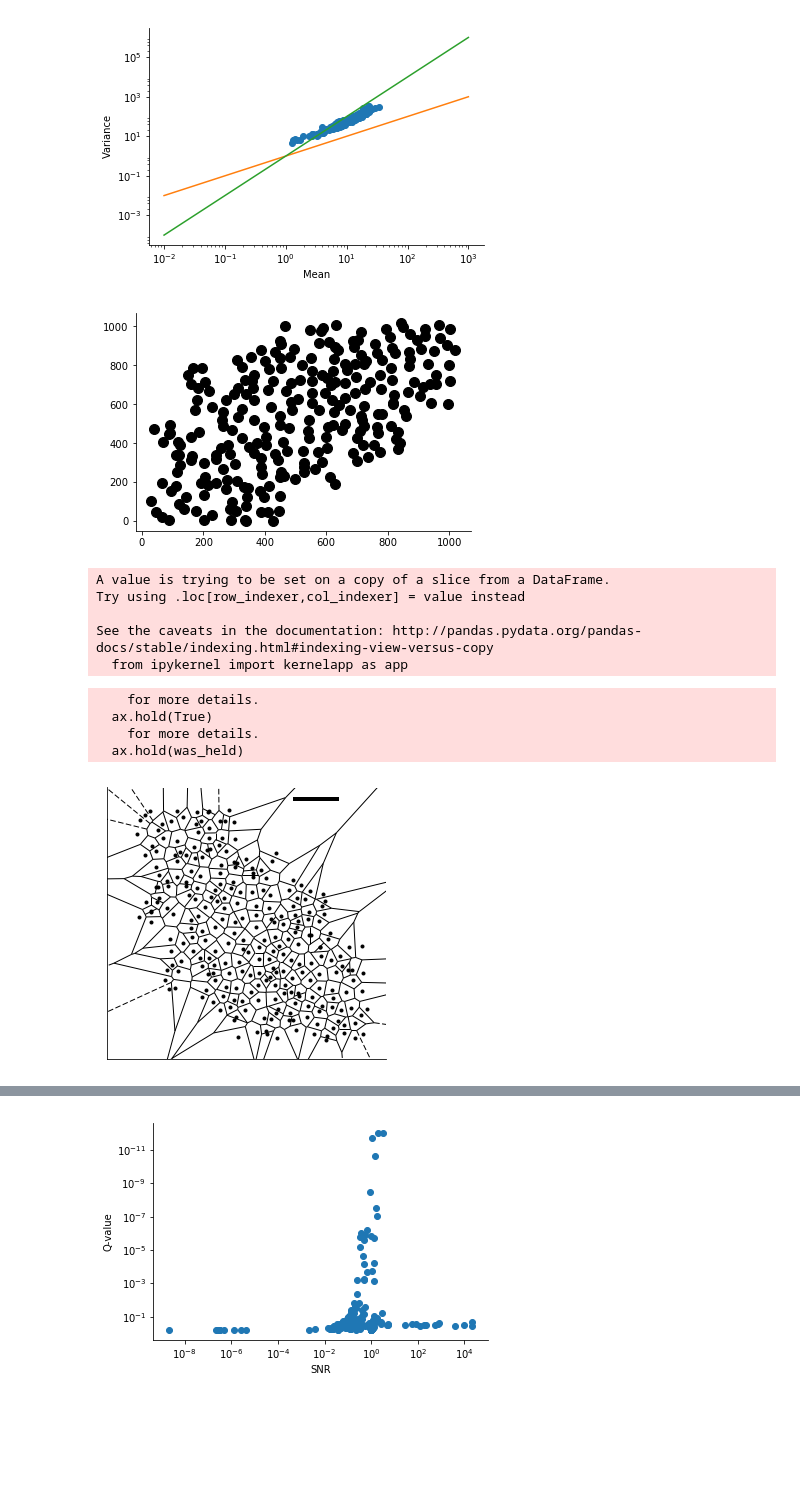
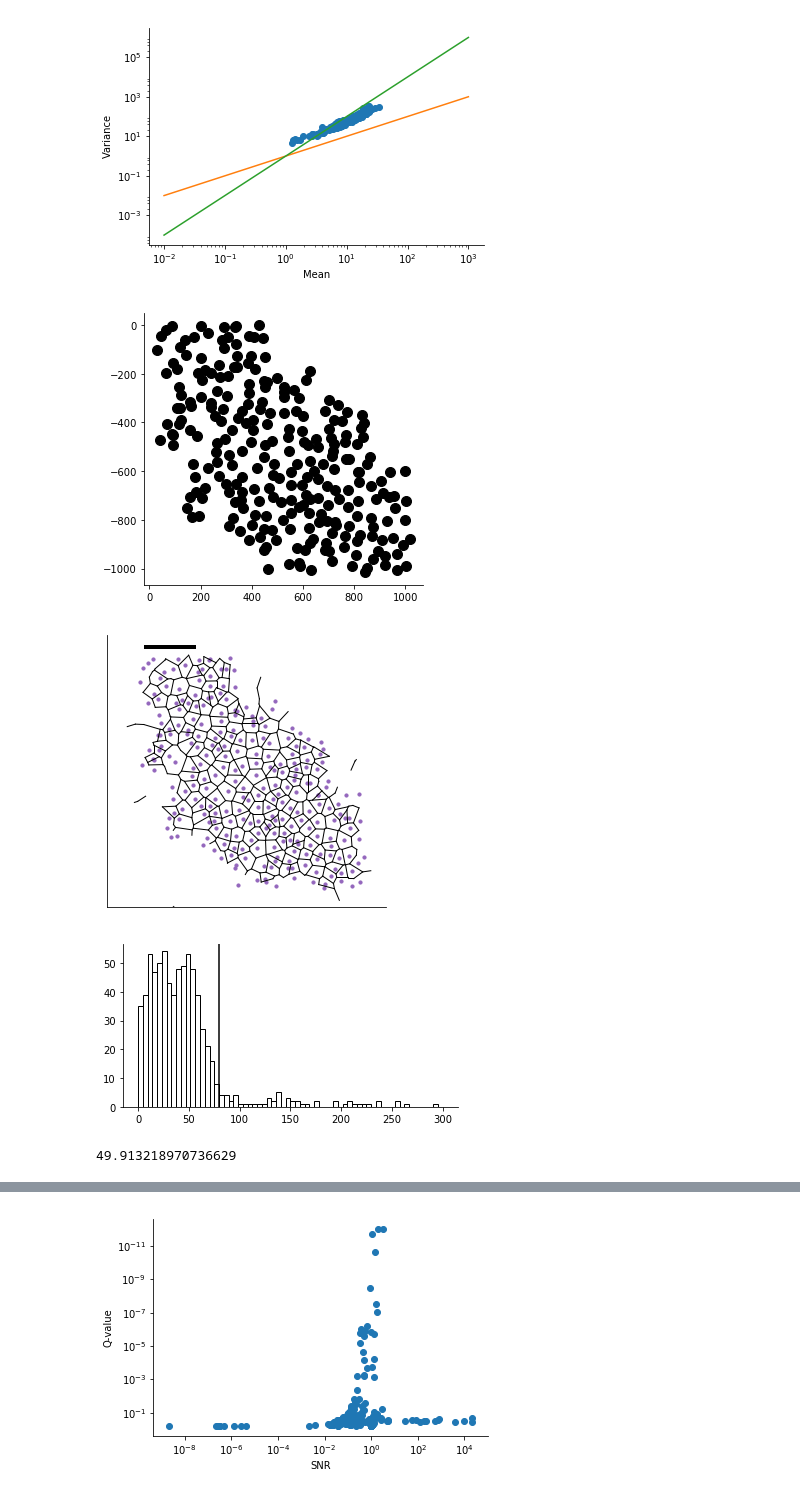
Before and after one commit to Teichlab/SpatialDE, a Jupyter notebook: Analysis/SeqFISH/SeqFISH Results.ipynb, the cells around one changed output, grey strips where cells are left out. Drawn from its saved outputs; the diff is of its cells as text; code cells hidden in the pictures; blank space fills up the shorter version.

Commit message:
Make hippocampus region image less messy

```diff
--- a/Analysis/SeqFISH/SeqFISH Results.ipynb
+++ b/Analysis/SeqFISH/SeqFISH Results.ipynb
@@ -47,38 +47,55 @@ plt.ylabel('Variance');
 # %% [output]
 [figure]
 # %%
-plt.scatter(sample_info.x, sample_info.y, s=100, c='k');
+plt.scatter(sample_info.x, -sample_info.y, s=100, c='k');
 # %% [output]
-[figure, old version]
+[figure, new version]
 # %%
 from scipy import spatial
 # %%
-tmp = sample_info[['x', 'y']]
+tmp = sample_info[['x', 'y']].copy()
 tmp['y'] = -tmp['y']
 vor = spatial.Voronoi(tmp.values)
-# %% [output]
-A value is trying to be set on a copy of a slice from a DataFrame.
-Try using .loc[row_indexer,col_indexer] = value instead
-
-See the caveats in the documentation: http://pandas.pydata.org/pandas-docs/stable/indexing.html#indexing-view-versus-copy
-  from ipykernel import kernelapp as app
 # %%
 figsize(5, 5)
-spatial.voronoi_plot_2d(vor, show_vertices=False, show_points=False, );
-plt.scatter(sample_info.x, -sample_info.y, c='k', marker='.');
-x0 = 700
-plt.hlines(50, x0, x0 + 200, lw=4);
+
+plt.scatter(*vor.points.T, c='tab:purple', marker='.', s=40)
+
+distances = []
+for r in vor.ridge_dict.values():
+    xy1 = vor.vertices[r[0]]
+    xy2 = vor.vertices[r[1]]
+    d = spatial.distance.euclidean(xy1, xy2)
+    distances.append(d)
+    if d > 80:
+        continue
+
+    plt.plot([xy1[0], xy2[0]], [xy1[1], xy2[1]], c='k', lw=1)
+
+x0 = 50
+plt.hlines(50, x0, x0 + 229, lw=4);
+
+plt.axis('equal');
+
 plt.ylim(-1100, 100);
 plt.xlim(-100, 1100);
 plt.xticks([])
 plt.yticks([]);
+
 plt.savefig('seqfish-data-43.pdf');
 # %% [output]
-    for more details.
-  ax.hold(True)
-    for more details.
-  ax.hold(was_held)
-[figure, old version]
+[figure, new version]
+# %%
+figsize(6, 3)
+plt.hist(distances, bins=64, range=[0, 300], fc='none', ec='k');
+plt.axvline(80, c='k');
+# %% [output]
+[figure, added]
+# %%
+# Length of scalebar
+216 / (tmp.x.max() - tmp.x.min()) * 229
+# %% [output]
+49.913218970736629
 # %%
 results['pval'] = results['pval'].clip_lower(results.query('pval > 0')['pval'].min() / 2)
 results['qval'] = results['qval'].clip_lower(results.query('qval > 0')['qval'].min() / 2)
```
Also changed, not shown: parts of 6 cells of this notebook.
